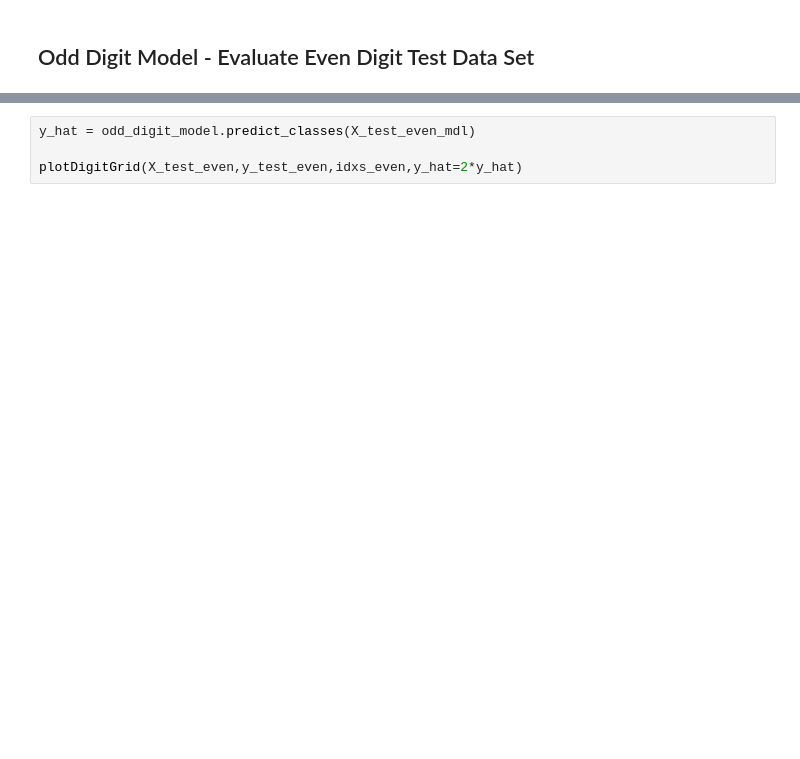
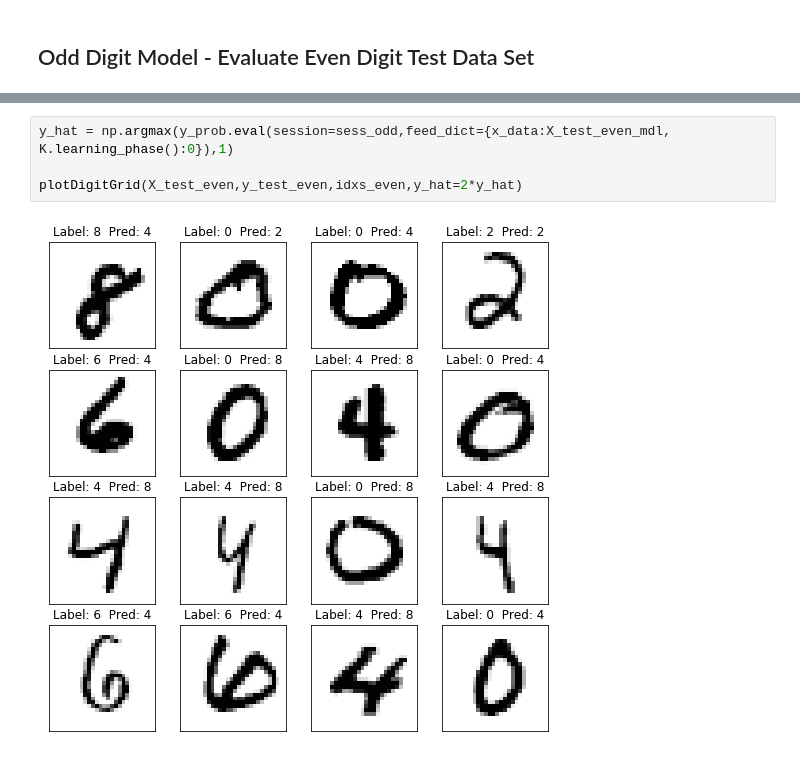
Before and after one commit to jimthompson5802/transfer_learning, a Jupyter notebook: transfer_learning_example_tf_keras.ipynb, the cells around one changed output, grey strips where cells are left out. Saved outputs shown, nothing was run; the diff lists cells and outputs as text; blank space fills up the shorter version.

```diff
--- a/transfer_learning_example_tf_keras.ipynb
+++ b/transfer_learning_example_tf_keras.ipynb
@@ -431,4 +445,6 @@ print('Test accuracy:', score[1])
 # %%
-y_hat = odd_digit_model.predict_classes(X_test_even_mdl)
+y_hat = np.argmax(y_prob.eval(session=sess_odd,feed_dict={x_data:X_test_even_mdl, K.learning_phase():0}),1)
 
 plotDigitGrid(X_test_even,y_test_even,idxs_even,y_hat=2*y_hat)
+# %% [output]
+[figure, added]
```
Also changed, not shown: parts of 20 cells of this notebook.
